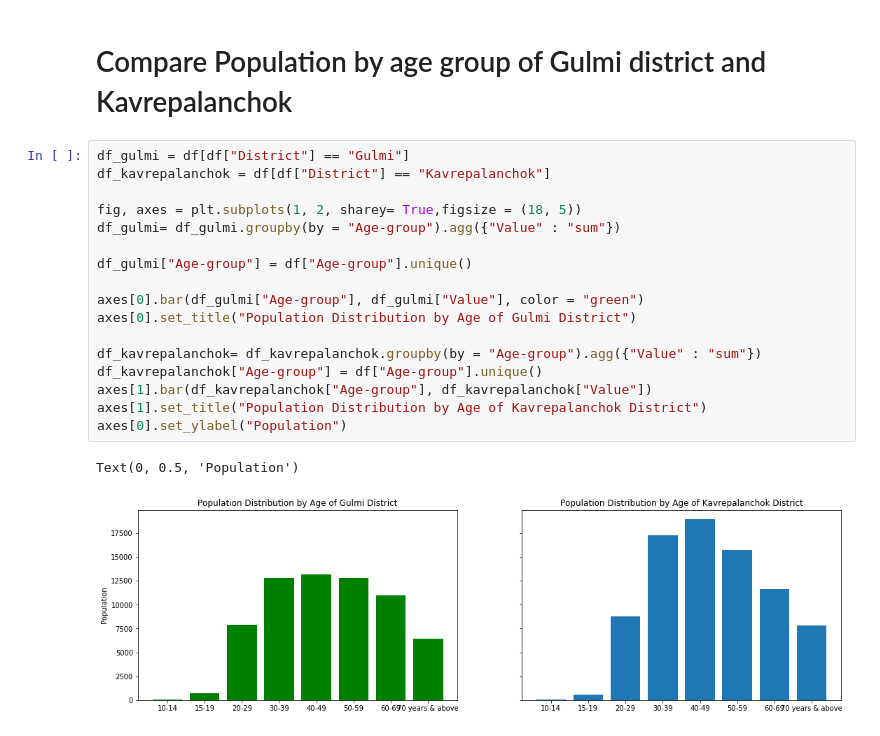
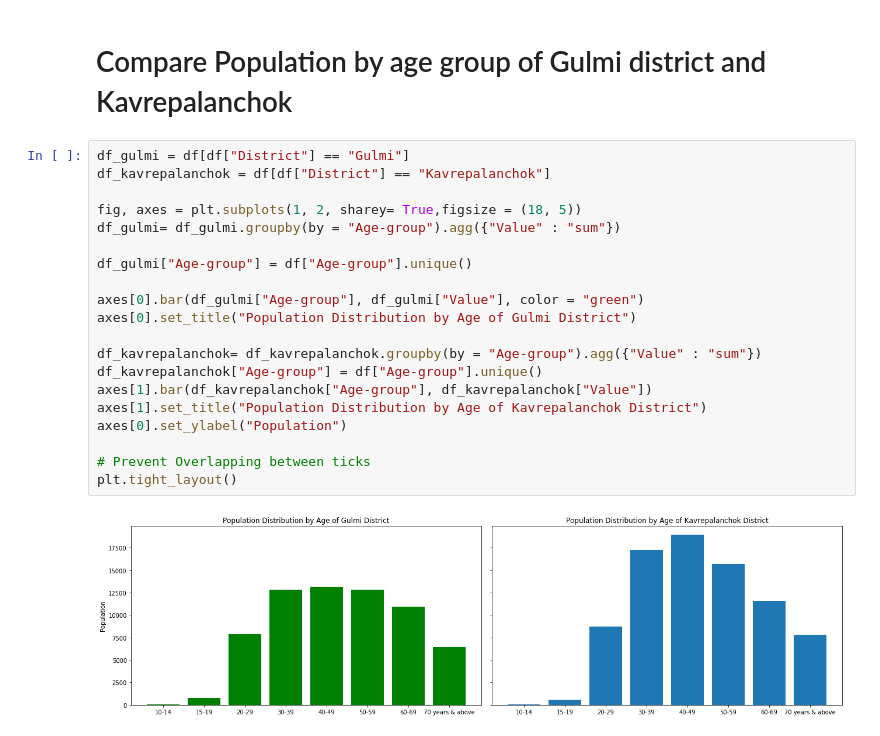
Before and after one commit to Bishalsarang/Playing-with-Data, a Jupyter notebook: Nepal Population(2011-12 by age)/Playing_with_Population_Data(2068_69).ipynb, the cells around one changed output. Saved outputs shown, nothing was run; the diff lists cells and outputs as text.

Commit message:
multiple plots

```diff
--- a/Nepal Population(2011-12 by age)/Playing_with_Population_Data(2068_69).ipynb
+++ b/Nepal Population(2011-12 by age)/Playing_with_Population_Data(2068_69).ipynb
@@ -301,20 +301,22 @@ Text(0.5, 1.0, 'Population Distribution by Age')
 # %%
 df_gulmi = df[df["District"] == "Gulmi"]
 df_kavrepalanchok = df[df["District"] == "Kavrepalanchok"]
 
 fig, axes = plt.subplots(1, 2, sharey= True,figsize = (18, 5))
 df_gulmi= df_gulmi.groupby(by = "Age-group").agg({"Value" : "sum"})
 
 df_gulmi["Age-group"] = df["Age-group"].unique()
 
 axes[0].bar(df_gulmi["Age-group"], df_gulmi["Value"], color = "green")
 axes[0].set_title("Population Distribution by Age of Gulmi District")
 
 df_kavrepalanchok= df_kavrepalanchok.groupby(by = "Age-group").agg({"Value" : "sum"})
 df_kavrepalanchok["Age-group"] = df["Age-group"].unique()
 axes[1].bar(df_kavrepalanchok["Age-group"], df_kavrepalanchok["Value"])
 axes[1].set_title("Population Distribution by Age of Kavrepalanchok District")
 axes[0].set_ylabel("Population")
+
+# Prevent Overlapping between ticks
+plt.tight_layout()
 # %% [output]
-Text(0, 0.5, 'Population')
-[figure, old version]
+[figure, new version]
```
